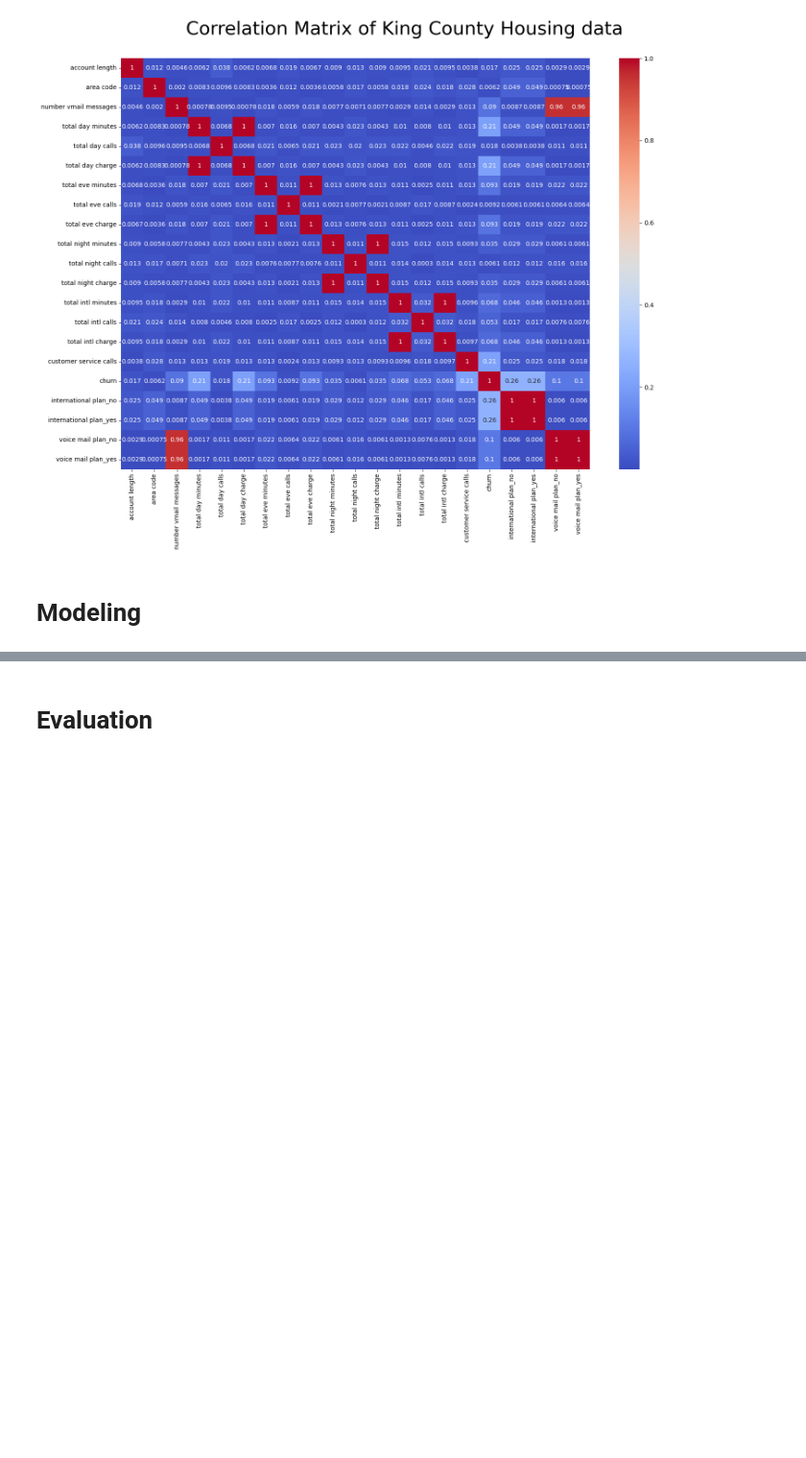
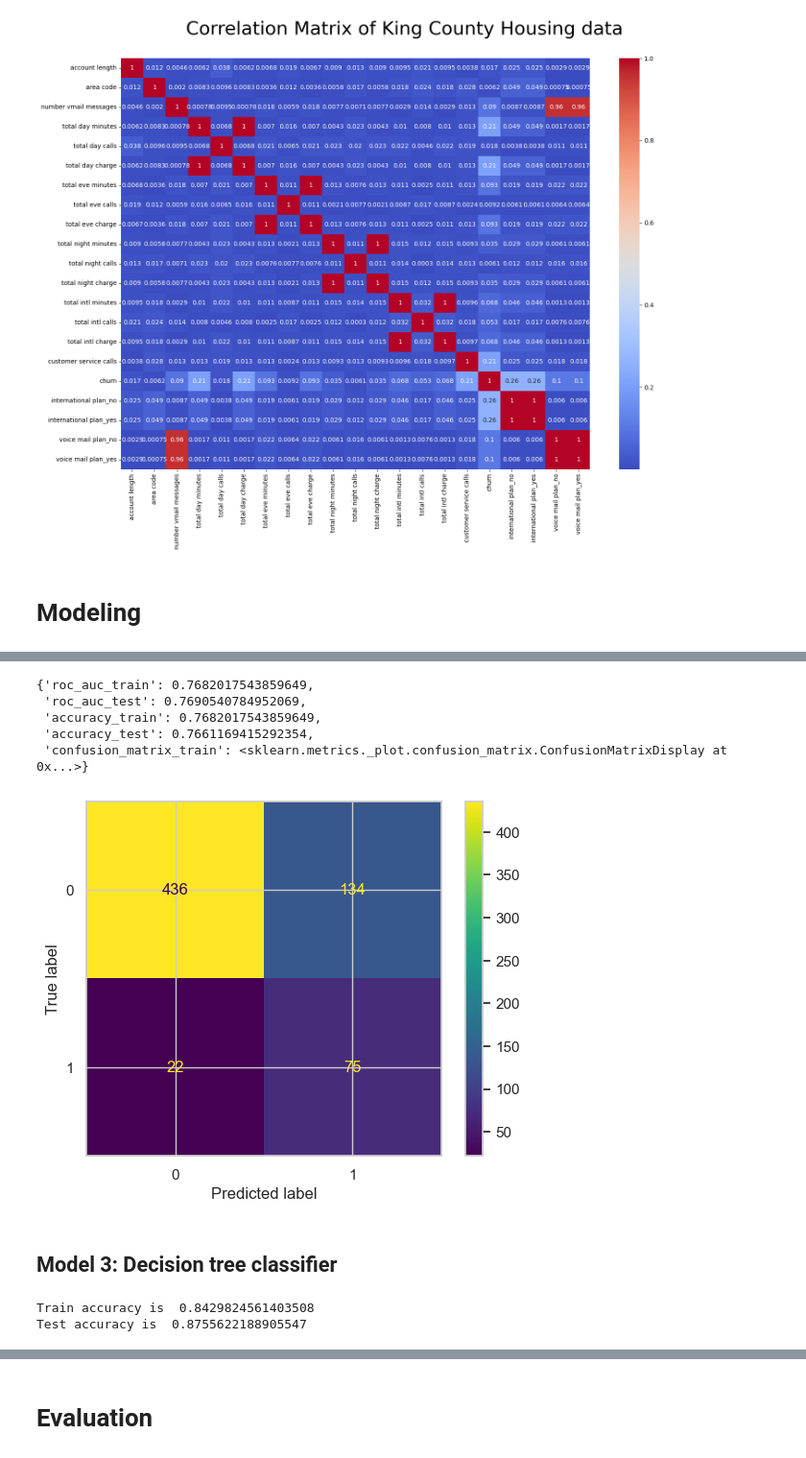
Before and after one commit to Bennie-Kibet/Phase_3_project, a Jupyter notebook: main.ipynb, the cells around one changed output, grey strips where cells are left out. Shown at 96% size. Drawn from its saved outputs; the diff is of its cells as text; code cells hidden in the pictures; blank space fills up the shorter version.

```diff
--- a/main.ipynb
+++ b/main.ipynb
@@ -392,0 +481,30 @@ X_train, X_test, y_train, y_tesy = train_test_split(X, y, test_size=0.2, random_
+# %%
+evaluate_model_metrics(logreg_1, X_train_smote,y_train_smote, X_test_s, y_test)
+# %% [output]
+{'roc_auc_train': 0.7682017543859649,
+ 'roc_auc_test': 0.7690540784952069,
+ 'accuracy_train': 0.7682017543859649,
+ 'accuracy_test': 0.7661169415292354,
+ 'confusion_matrix_train': <sklearn.metrics._plot.confusion_matrix.ConfusionMatrixDisplay at 0x...>}
+[figure, added]
+# %% [markdown]
+## Model 3: Decision tree classifier
+# %%
+#DecisionTreeClassifier
+dt_clf = DecisionTreeClassifier(max_depth=3, min_samples_split=3)
+
+# Fit the model on the training data
+dt_clf.fit(X_train_smote, y_train_smote)
+
+# Predict on the training and testing data
+y_train_pred_2= dt_clf.predict(X_train_smote)
+y_test_pred_2 = dt_clf.predict(X_test_s)
+
+# Calculate accuracy on the training and testing data
+train_accuracy = accuracy_score(y_train_smote, y_train_pred_2)
+test_accuracy = accuracy_score(y_test, y_test_pred_2)
+print("Train accuracy is ", train_accuracy)
+print("Test accuracy is ", test_accuracy)
+# %% [output]
+Train accuracy is  0.8429824561403508
+Test accuracy is  0.8755622188905547
```
Also changed, not shown: parts of 28 cells of this notebook.
